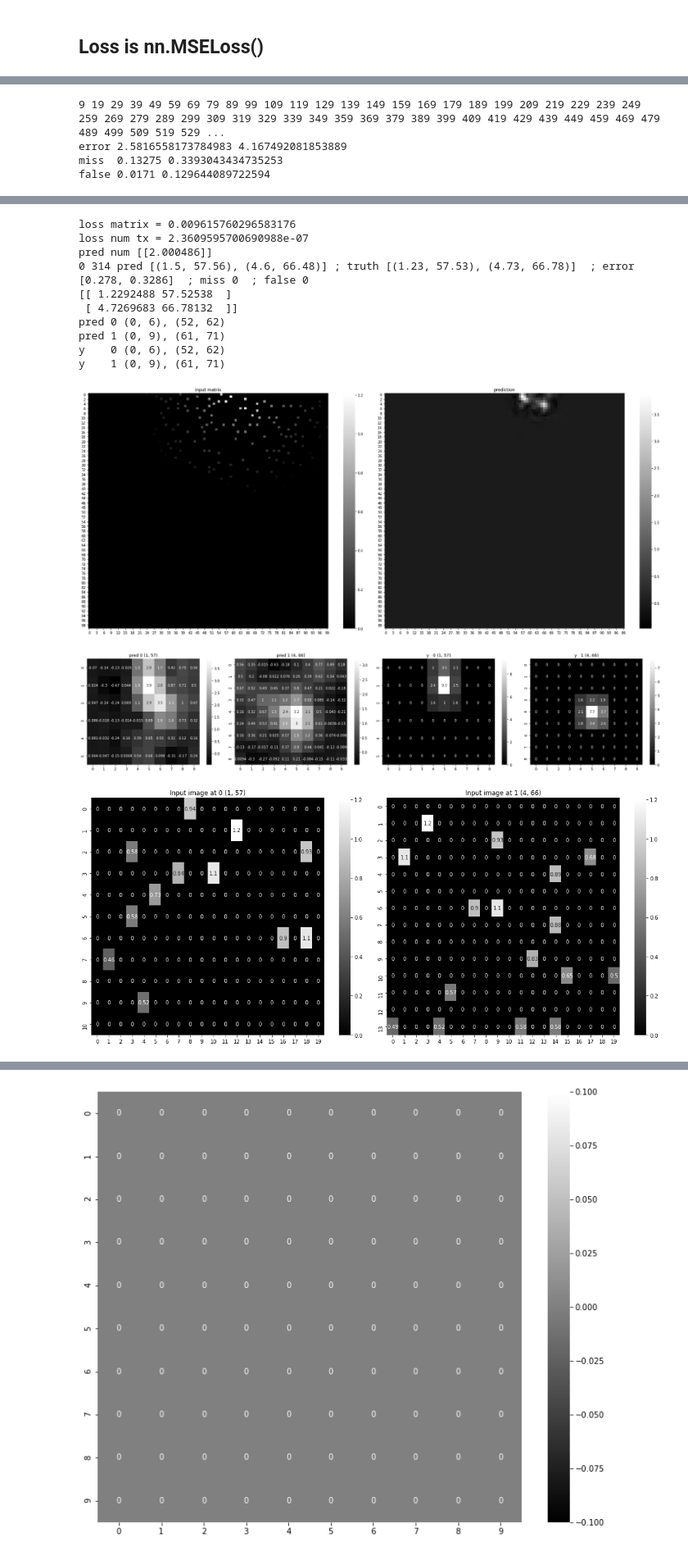
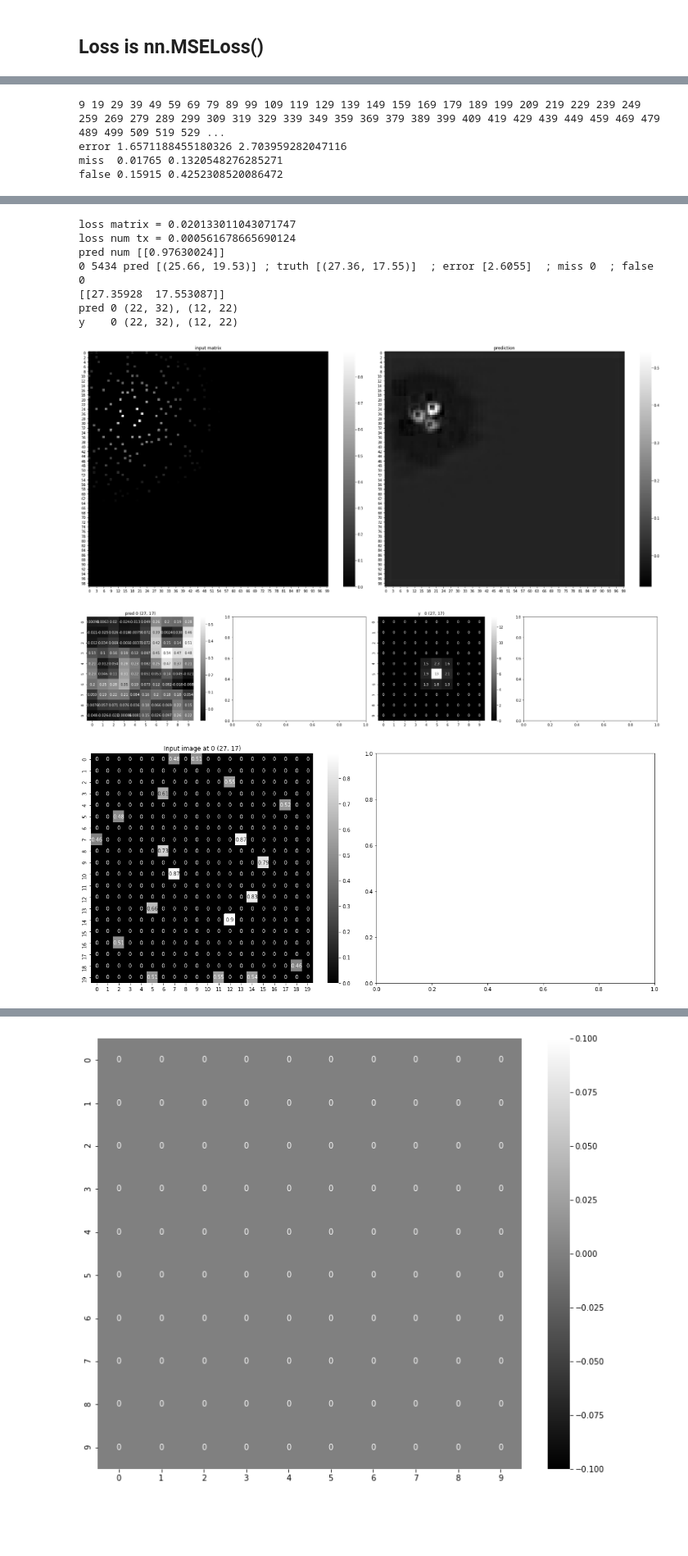
Before and after one commit to caitaozhan/deeplearning-localization, a Jupyter notebook: CNN-translation-multi-min-dist-upbound.ipynb, the cells around one changed output, grey strips where cells are left out. Shown at 82% size. Cells and saved outputs as stored; diff of their text form; code cells hidden in the pictures; blank space fills up the shorter version.

```diff
--- a/CNN-translation-multi-min-dist-upbound.ipynb
+++ b/CNN-translation-multi-min-dist-upbound.ipynb
@@ -165,7 +235,7 @@ class SensorInputDatasetTranslation(Dataset):
             folder      -- eg. 000001
             target_name -- eg. 0.target.npy
         Return:
-            np.ndarray, n = 2, the pixel with the TX is labeled 1, everywhere else is labeled 0
+            np.ndarray, n = 2, the pixels surrounding TX will be assigned some values
         '''
         location = np.load(os.path.join(self.root_dir, folder, target_name))
         num_tx = len(location)
@@ -196,7 +266,7 @@ tf = T.Compose([
 i = 4
 root_dir = './data/matrix-train51'
 sensor_input_dataset = SensorInputDatasetTranslation(root_dir = root_dir, transform = tf)
-sensor_input_dataloader = DataLoader(sensor_input_dataset, batch_size=32, shuffle=True, num_workers=3)
+sensor_input_dataloader = DataLoader(sensor_input_dataset, batch_size=32, shuffle=True, num_workers=3, collate_fn=my_collate)
 print('matrix shape:', sensor_input_dataset[i]['matrix'].shape)
 print('matrix shape:', sensor_input_dataset[i]['matrix'])
 print('target:', sensor_input_dataset[i]['target'])
@@ -207,7 +277,7 @@ print('---\n')
 # testing
 root_dir = './data/matrix-test51'
 sensor_input_test_dataset = SensorInputDatasetTranslation(root_dir = root_dir, transform = tf)
-sensor_input_test_dataloader = DataLoader(sensor_input_test_dataset, batch_size=32, shuffle=True, num_workers=3)
+sensor_input_test_dataloader = DataLoader(sensor_input_test_dataset, batch_size=32, shuffle=True, num_workers=3, collate_fn=my_collate)
 print('matrix type:', sensor_input_test_dataset[i]['matrix'].dtype)
 print('target type:', sensor_input_test_dataset[i]['target'].dtype)
 print('target float:', sensor_input_test_dataset[i]['target_float'])
@@ -231,6 +301,16 @@ target type: float32
 target float: [[0.40586025 2.9754949 ]]
 target num shape: (1,)
 20000
+# %%
+for t, sample in enumerate(sensor_input_dataloader):
+    # X = sample['matrix'].to(device)
+    # y = sample['target'].to(device)
+    # y_num   = sample['target_num'].to(device)
+    y_num2  = np.array(sample['target_num'])
+    y_float = np.array(sample['target_float'])
+    y_float = my_uncollate(y_num2, y_float)
+    if t % 50 == 49:
+        print(t, end=' ')
 # %% [markdown]
 # 3 Model
 # %%
@@ -368,7 +448,8 @@ test_misses_epoch,  test_falses_epoch  = [], []
 print_every = 500
 error_every = 200
 zeros = make_zeros(batch=32, length=100)
-alpha = 0    # control regulation
+alpha = 1  # num of TX
+beta  = 0    # control regulation
 
 for epoch in range(num_epochs):
     print(f'epoch = {epoch}')
@@ -383,13 +464,15 @@ for epoch in range(num_epochs):
         X = sample['matrix'].to(device)
         y = sample['target'].to(device)
         y_num   = sample['target_num'].to(device)
+        y_num2  = np.array(sample['target_num'])
         y_float = np.array(sample['target_float'])
+        y_float = my_uncollate(y_num2, y_float)
         indx = sample['index']
         pred_matrix, pred_ntx = model(X)              # the model
         loss_matrix = criterion1(pred_matrix, y)
         loss_num_tx = criterion2(pred_ntx, y_num)
         regulation  = criterion3(pred_matrix, zeros)
-        loss = loss_matrix + loss_num_tx + regulation*alpha
+        loss = loss_matrix + loss_num_tx*alpha + regulation*beta
         optimizer.zero_grad()
         loss.backward()
         optimizer.step()
@@ -407,7 +490,9 @@ for epoch in range(num_epochs):
         X = sample['matrix'].to(device)
         y = sample['target'].to(device)
         y_num   = sample['target_num'].to(device)
+        y_num2  = np.array(sample['target_num'])
         y_float = np.array(sample['target_float'])
+        y_float = my_uncollate(y_num2, y_float)
         indx = sample['index']
         pred_matrix, pred_ntx = model(X)               # the model
         loss_matrix = criterion1(pred_matrix, y)
@@ -461,7 +559,9 @@ for t, sample in enumerate(sensor_input_test_dataloader):
     X = sample['matrix'].to(device)
     y = sample['target'].to(device)
     y_num   = sample['target_num'].to(device)
+    y_num2  = np.array(sample['target_num'])
     y_float = np.array(sample['target_float'])
+    y_float = my_uncollate(y_num2, y_float)
     indx = sample['index']
     pred_matrix, pred_ntx = model(X)               # the model: 1.1 millisecond
     loss_matrix = criterion1(pred_matrix, y)
@@ -483,9 +583,9 @@ print('miss ', np.mean(test_misses), np.std(test_misses))
 print('false', np.mean(test_falses), np.std(test_falses))
 # %% [output]
 9 19 29 39 49 59 69 79 89 99 109 119 129 139 149 159 169 179 189 199 209 219 229 239 249 259 269 279 289 299 309 319 329 339 349 359 369 379 389 399 409 419 429 439 449 459 469 479 489 499 509 519 529 ...
-error 2.5816558173784983 4.167492081853889
-miss  0.13275 0.3393043434735253
-false 0.0171 0.129644089722594
+error 1.6571188455180326 2.703959282047116
+miss  0.01765 0.1320548276285271
+false 0.15915 0.4252308520086472
 # %%
 # OBSERVATION: big errors happens in the edge and corners.
 
@@ -561,13 +661,13 @@ def myplot2(pred, y, y_float):
 # %%
 # Test for one sample
 
-# idx = 3312
-# idx = 5296
-# idx = 798
-# idx = 198
-# idx = 11879
-idx = 12646     # typical one
-idx = 314
+# idx = 12646     # typical one
+idx = 1511
+idx = 12093
+idx = 15594
+idx = 19323
+idx = 18909
+idx = 5434
 
 def one_sample(idx):
     device = torch.device('cuda')
@@ -599,45 +699,42 @@ def one_sample(idx):
     X = X[0][0].data.cpu().numpy()
     sns.heatmap(X, cmap='gray', ax=axs[0])
     axs[0].set_title('input matrix')
     sns.heatmap(pred_matrix, cmap='gray', ax=axs[1])
     axs[1].set_title('prediction')
     plt.tight_layout()
     np.savetxt('test.txt', pred_matrix)
     y = y.data.cpu().numpy()[0][0]
     y_f = y_f[0]
     myplot2(pred_matrix, y, y_f)
 
     fig, axes = plt.subplots(1, 2, figsize=(16, 7))
     for i in range(len(y_f)):
         a, b = y_f[i]
         a, b = int(a), int(b)
         a1 = a-10 if a >= 10 else 0
         a2 = a+10 if a <= Default.grid_length-10 else Default.grid_length
         b1 = b-10 if b >= 10 else 0
         b2 = b+10 if b <= Default.grid_length-10 else Default.grid_length
         sns.heatmap(X[a1:a2,b1:b2], cmap='gray', annot=True, ax=axes[i])
         axes[i].set_title(f'Input image at {i} ({a}, {b})')
     fig.tight_layout()
 
 
 #     fig, ax = plt.subplots(figsize=(5.5, 5))
 #     sns.heatmap(pred_matrix[:5, :5], cmap='gray', ax=ax, annot=True)
 #     print('mean of top left 25', np.sum(np.abs(pred_matrix[:5, :5])))
 
 one_sample(idx)
 # %% [output]
-loss matrix = 0.009615760296583176
-loss num tx = 2.3609595700690988e-07
-pred num [[2.000486]]
-0 314 pred [(1.5, 57.56), (4.6, 66.48)] ; truth [(1.23, 57.53), (4.73, 66.78)]  ; error [0.278, 0.3286]  ; miss 0  ; false 0
-[[ 1.2292488 57.52538  ]
- [ 4.7269683 66.78132  ]]
-pred 0 (0, 6), (52, 62)
-pred 1 (0, 9), (61, 71)
-y    0 (0, 6), (52, 62)
-y    1 (0, 9), (61, 71)
+loss matrix = 0.020133011043071747
+loss num tx = 0.000561678665690124
+pred num [[0.97630024]]
+0 5434 pred [(25.66, 19.53)] ; truth [(27.36, 17.55)]  ; error [2.6055]  ; miss 0  ; false 0
+[[27.35928  17.553087]]
+pred 0 (22, 32), (12, 22)
+y    0 (22, 32), (12, 22)
-[figure, old version]
+[figure, new version]
-[figure, old version]
+[figure, new version]
-[figure, old version]
+[figure, new version]
 # %%
 # Test for one random batch
```
Also changed, not shown: parts of 10 cells of this notebook, 2 other files.
